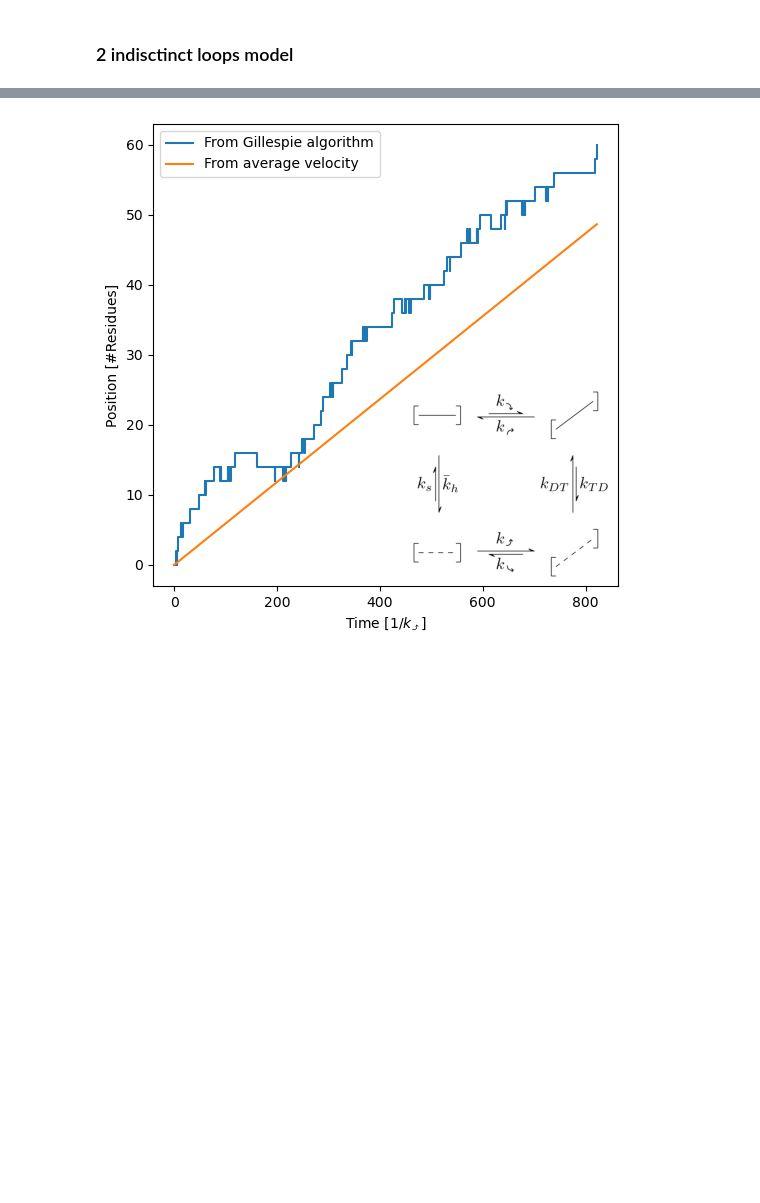
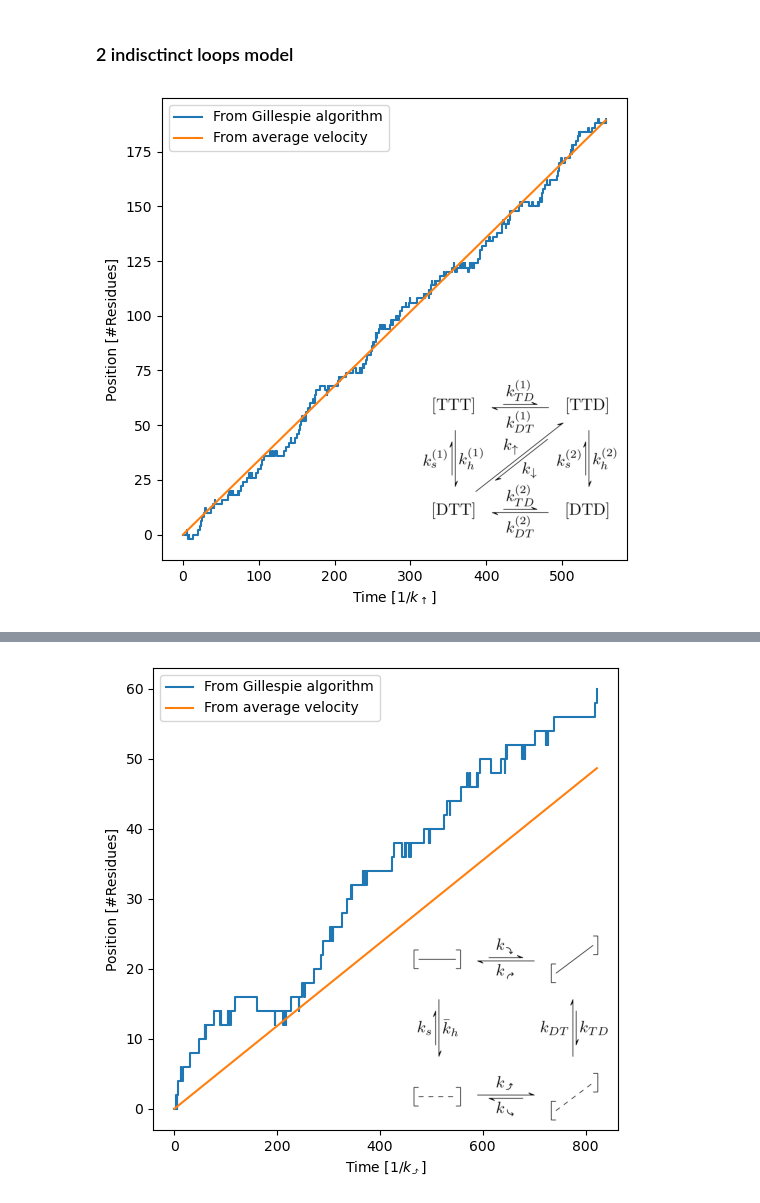
Before and after one commit to antmaier/Projet-de-Master, a Jupyter notebook: UnderstandingGillespieAlgorithm.ipynb, the cells around one changed output, grey strips where cells are left out. Cells and saved outputs as stored; diff of their text form; code cells hidden in the pictures; blank space fills up the shorter version.

Commit message:
Implemented 2 indistinct loops model

```diff
--- a/UnderstandingGillespieAlgorithm.ipynb
+++ b/UnderstandingGillespieAlgorithm.ipynb
@@ -485,30 +487,49 @@ k_up = 1 # Choosen to be the rate of reference for the unit of time
 k_down = k_h * k_up * k_DT / (k_s * k_TD) * ATP_over_ADP_equilibrium / ATP_over_ADP
 
 # Analytical probability of being in each state
-p_TTT = k_s * k_DT + k_s * k_down + k_up * k_DT
-p_DTT = k_h * k_down + k_down * k_TD + k_h * k_DT
-p_TTD = k_up * k_TD + k_s * k_TD + k_h * k_up
-normalization_factor = p_TTT + p_DTT + p_TTD
+p_TTT = (k_s * k_DT * (k_h + k_s + k_up + k_down + k_DT + k_TD)
+         + k_up * k_DT**2 + k_s**2 * k_down)
+p_DTT = (k_h * k_DT * (k_h + k_s + k_down + k_DT + k_TD)
+         + k_down * (k_h * k_s + k_s * k_TD + k_DT * k_TD))
+p_DTD = (k_h * k_TD * (k_h + k_s + k_up + k_down + k_DT + k_TD)
+         + k_h**2 * k_up + k_down * k_TD**2)
+p_TTD = (k_s * k_TD * (k_h + k_s + k_up + k_DT + k_TD)
+         + k_up * (k_h * k_s + k_h * k_DT + k_DT * k_TD))
+normalization_factor = p_TTT + p_DTT + p_DTD + p_TTD
 p_TTT /= normalization_factor
 p_DTT /= normalization_factor
+p_DTD /= normalization_factor
 p_TTD /= normalization_factor
 
 kinetic_scheme = nx.DiGraph()
 kinetic_scheme.add_nodes_from([
     ("TTT", {'probability': p_TTT}),
     ("DTT", {'probability': p_DTT}),
-    ("TTD", {'probability': p_TTD}),
-])
+    ("DTD", {'probability': p_DTD}),
+    ("TTD", {'probability': p_TTD})])
 kinetic_scheme.add_edges_from([
-    ("TTT", "DTT", {'rate': k_h}),
+    ("TTT", "DTT", {'rate': k_h}), # 1st loop hydrolisis/synthesis
     ("DTT", "TTT", {'rate': k_s}),
-    ("DTT", "TTD", {'rate': k_up}),
+    ("DTT", "TTD", {'rate': k_up}), # up/down
     ("TTD", "DTT", {'rate': k_down}),
-    ("TTD", "TTT", {'rate': k_DT}),
-    ("TTT", "TTD", {'rate': k_TD})]
-)
+    ("TTD", "TTT", {'rate': k_DT}), # 1st loop ATP/ADP exchange
+    ("TTT", "TTD", {'rate': k_TD}),
+    ("DTT", "DTD", {'rate': k_TD}), # 2nd loop ATP/ADP exchange
+    ("DTD", "DTT", {'rate': k_DT}),
+    ("DTD", "TTD", {'rate': k_s}), # 2nd loop hydrolisis/synthesis
+    ("TTD", "DTD", {'rate': k_h})])
 
-SC_2RS_1_loop = DynamicalProcess(kinetic_scheme, ("DTT", "TTD"), 2)
+SC_2RS_2_indistinct_loops = DynamicalProcess(kinetic_scheme, ("DTT", "TTD"), 2)
+# %%
+positions = SC_2RS_2_indistinct_loops.gillespie(positions=True)
+fig, ax = SC_2RS_2_indistinct_loops.plot_position_evolution(
+    positions,
+    r"$1/k_\uparrow$",
+    kinetic_scheme_image_path="SC_2RS_4_states_kinetic_scheme.jpg"
+    )
+plt.show()
+# %% [output]
+[figure, added]
 # %% [markdown]
 ## Disc-Spiral model
 
```
Also changed, not shown: parts of 3 cells of this notebook.
